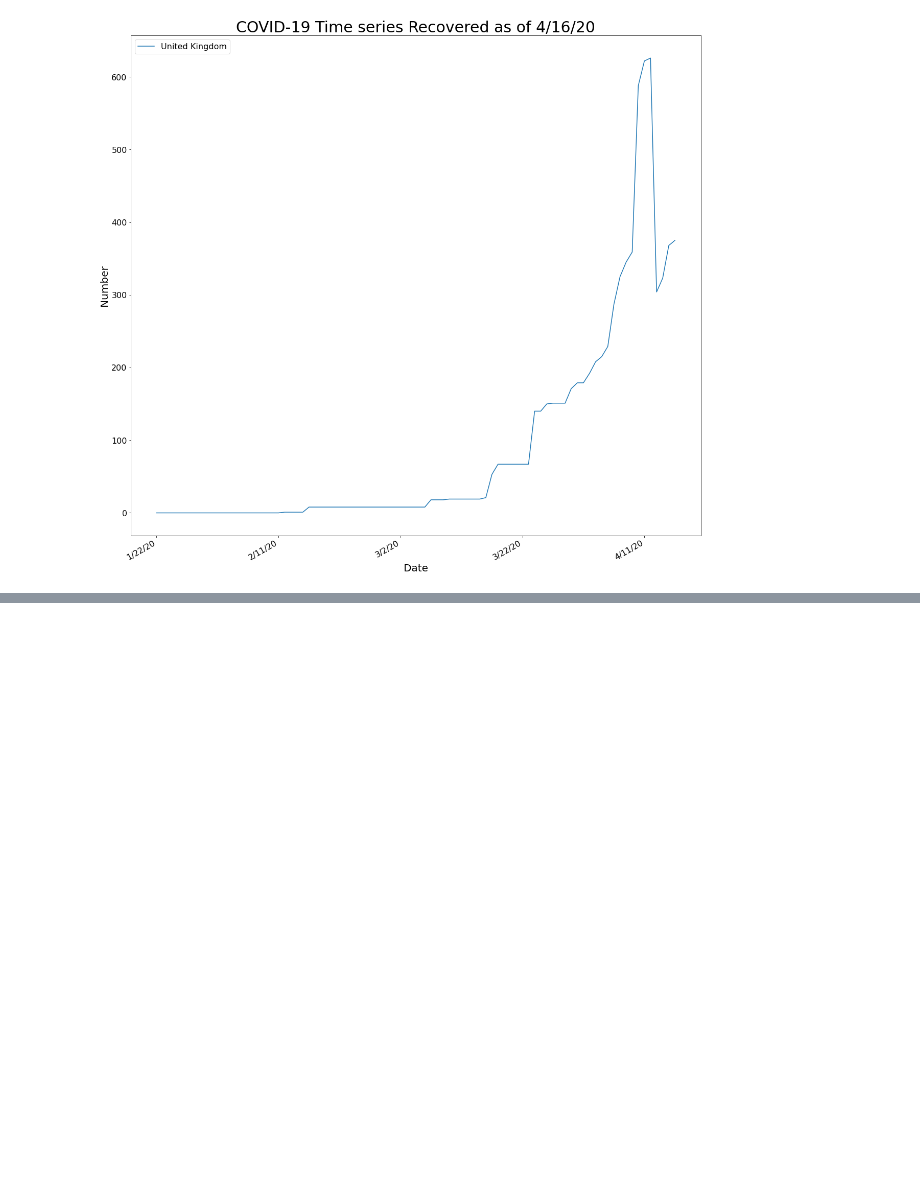
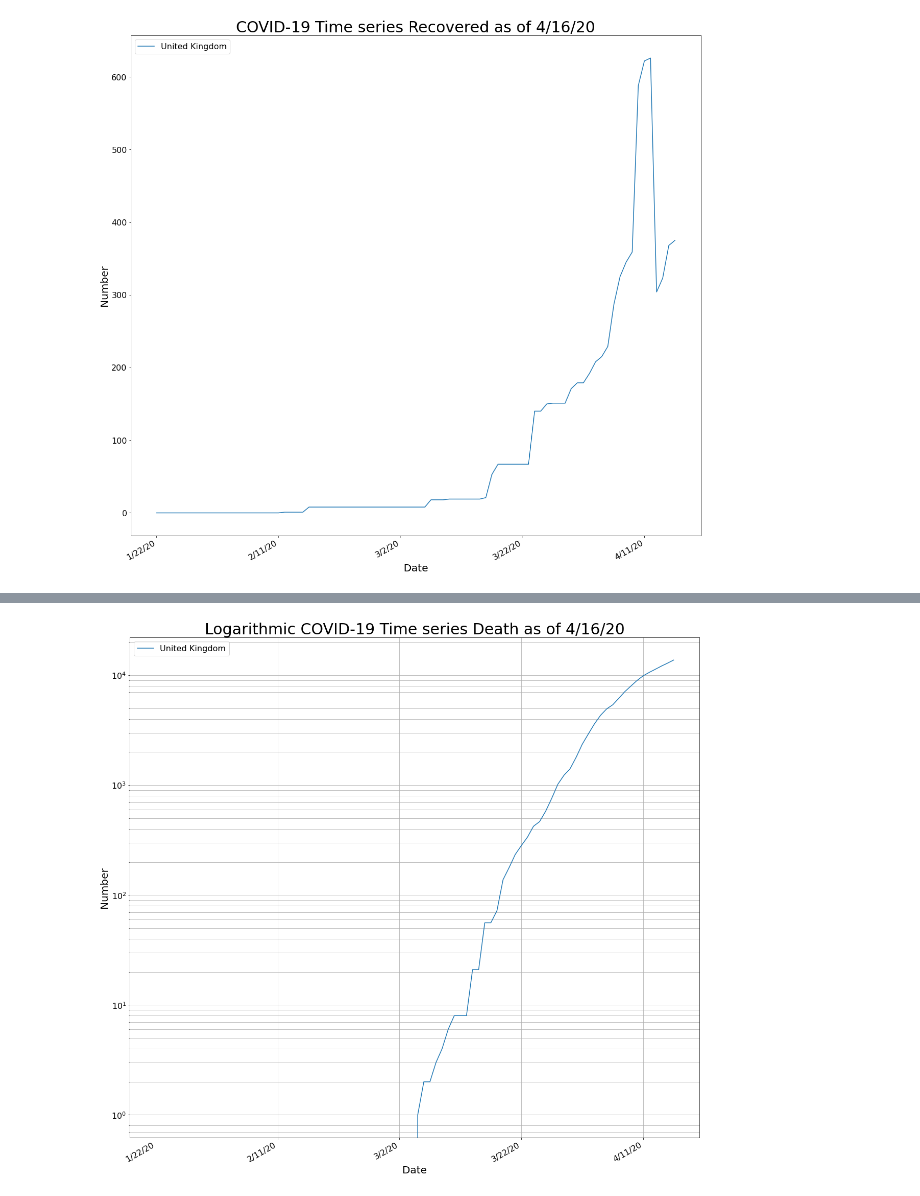
Before and after one commit to shinokada/covid-19-stats, a Jupyter notebook: cron/uk.ipynb, the cells around one changed output, grey strips where cells are left out. Cells and saved outputs as stored; diff of their text form; code cells hidden in the pictures; blank space fills up the shorter version.

```diff
--- a/cron/uk.ipynb
+++ b/cron/uk.ipynb
@@ -83,7 +81,6 @@ ax.set_title(f'Logarithmic COVID-19 Time series Death as of {deaths_latest}',fon
 plt.xlabel('Date',fontsize= 20)
 plt.ylabel('Number',fontsize= 20)
 plt.yscale("log")
-plt.grid(True, which="both")plt.yscale("log")
 plt.grid(True, which="both")
 plt.rc('legend', fontsize=16)
 plt.tick_params(labelsize=16)
@@ -94,0 +91 @@ SyntaxError: invalid syntax (<ipython-input-5-6e8f26eab857>, line 12)
+[figure, added]
```
Also changed, not shown: parts of 2 cells of this notebook, 3 other files.
